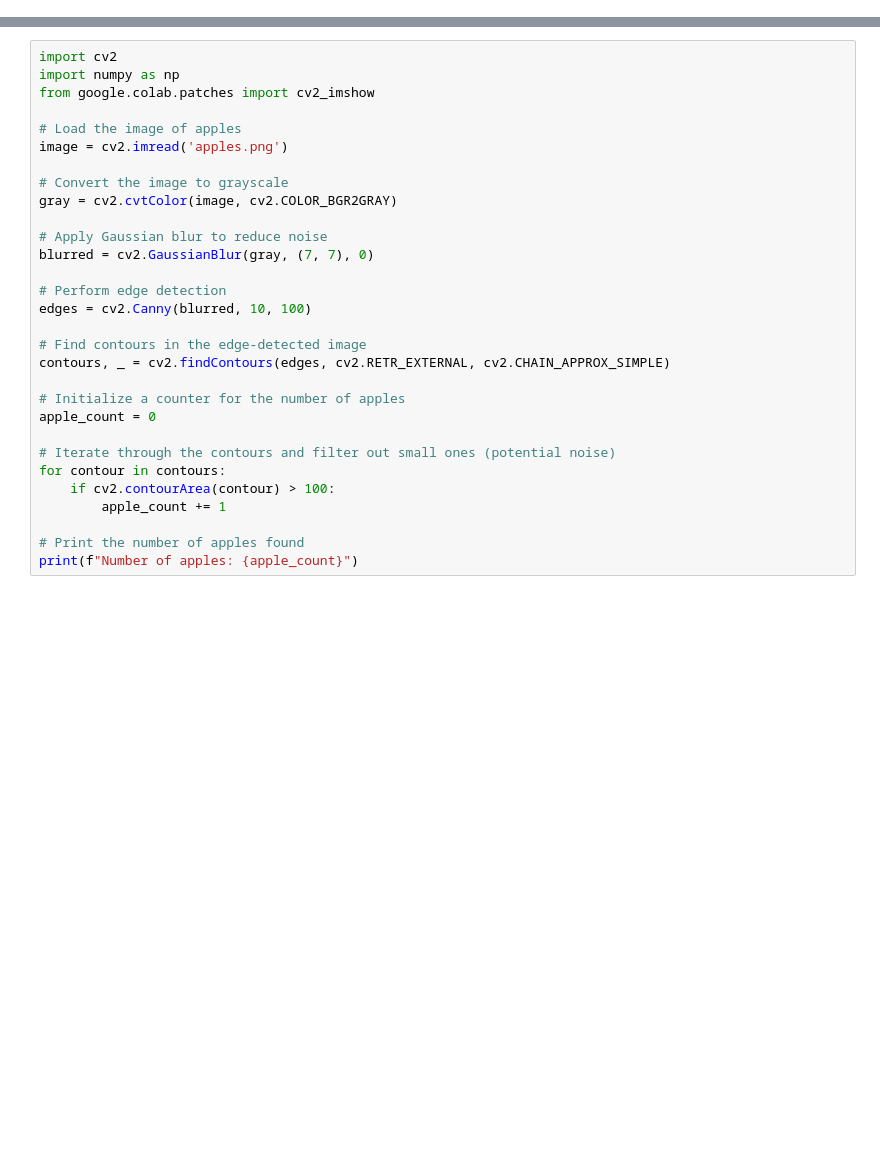
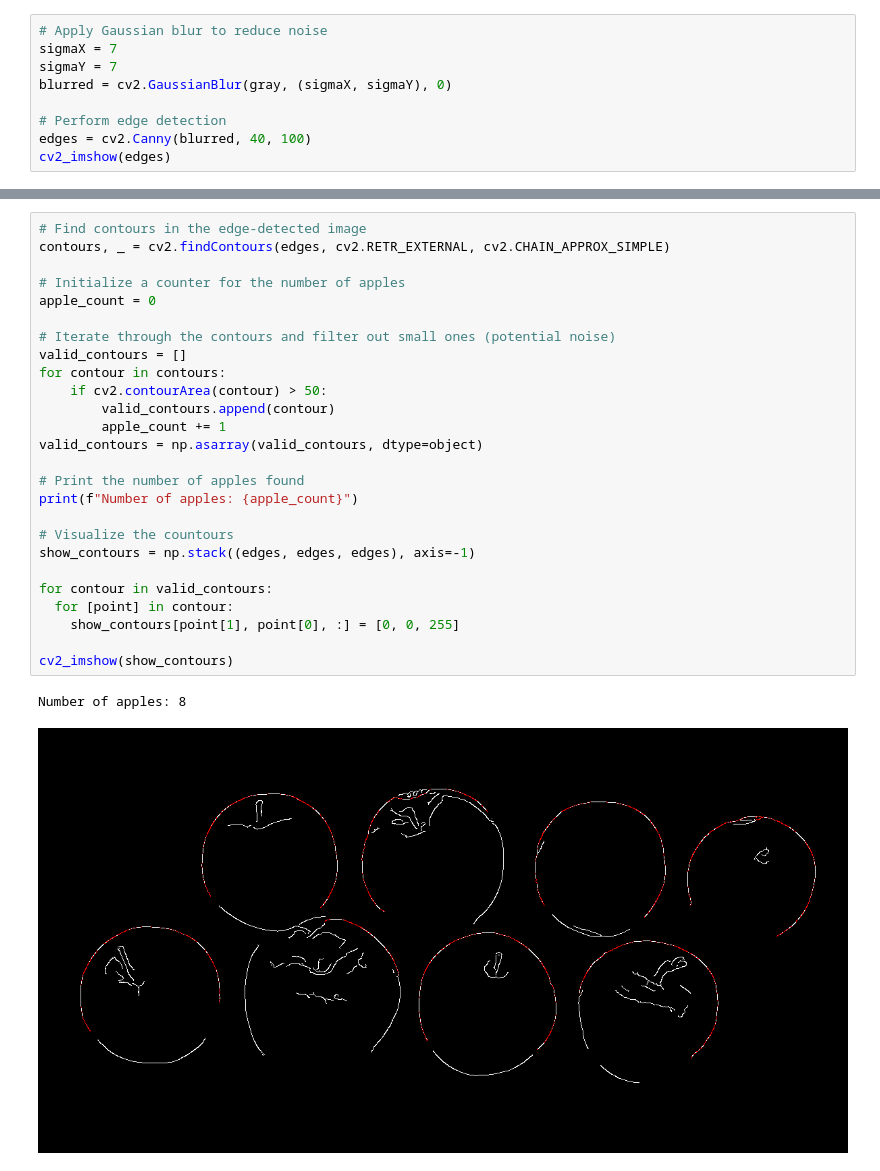
Before and after one commit to CosiMichele/uadl-cv, a Jupyter notebook: workshop-content/uadl-cv.ipynb, the cells around one changed output, grey strips where cells are left out. Saved outputs shown, nothing was run; the diff lists cells and outputs as text; blank space fills up the shorter version.

Commit message:
Tune contour detection, display contours, fix tensor size bug

```diff
--- a/workshop-content/uadl-cv.ipynb
+++ b/workshop-content/uadl-cv.ipynb
@@ -19,0 +38,9 @@ apples.png          100%[===================>]  77.88K   244KB/s    in 0.3s
+# %%
+# Apply Gaussian blur to reduce noise
+sigmaX = 7
+sigmaY = 7
+blurred = cv2.GaussianBlur(gray, (sigmaX, sigmaY), 0)
+
+# Perform edge detection
+edges = cv2.Canny(blurred, 40, 100)
+cv2_imshow(edges)
@@ -20,33 +49,32 @@ apples.png          100%[===================>]  77.88K   244KB/s    in 0.3s
 # %%
-import cv2
-import numpy as np
-from google.colab.patches import cv2_imshow
-
-# Load the image of apples
-image = cv2.imread('apples.png')
-
-# Convert the image to grayscale
-gray = cv2.cvtColor(image, cv2.COLOR_BGR2GRAY)
-
-# Apply Gaussian blur to reduce noise
-blurred = cv2.GaussianBlur(gray, (7, 7), 0)
-
-# Perform edge detection
-edges = cv2.Canny(blurred, 10, 100)
-
 # Find contours in the edge-detected image
 contours, _ = cv2.findContours(edges, cv2.RETR_EXTERNAL, cv2.CHAIN_APPROX_SIMPLE)
 
 # Initialize a counter for the number of apples
 apple_count = 0
 
 # Iterate through the contours and filter out small ones (potential noise)
+valid_contours = []
 for contour in contours:
-    if cv2.contourArea(contour) > 100:
+    if cv2.contourArea(contour) > 50:
+        valid_contours.append(contour)
         apple_count += 1
+valid_contours = np.asarray(valid_contours, dtype=object)
 
 # Print the number of apples found
 print(f"Number of apples: {apple_count}")
+
+# Visualize the countours
+show_contours = np.stack((edges, edges, edges), axis=-1)
+
+for contour in valid_contours:
+  for [point] in contour:
+    show_contours[point[1], point[0], :] = [0, 0, 255]
+
+cv2_imshow(show_contours)
+# %% [output]
+Number of apples: 8
+[figure, added]
 # %%
 import torch
 import torchvision
```
Also changed, not shown: parts of 6 cells of this notebook.
